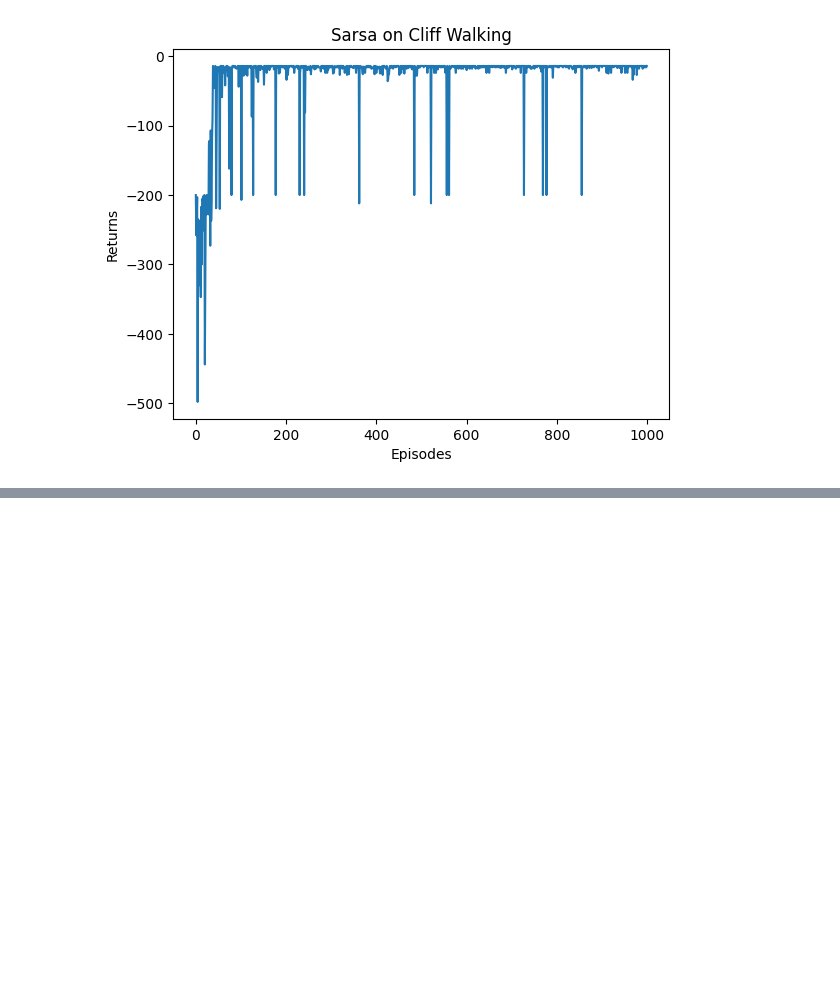
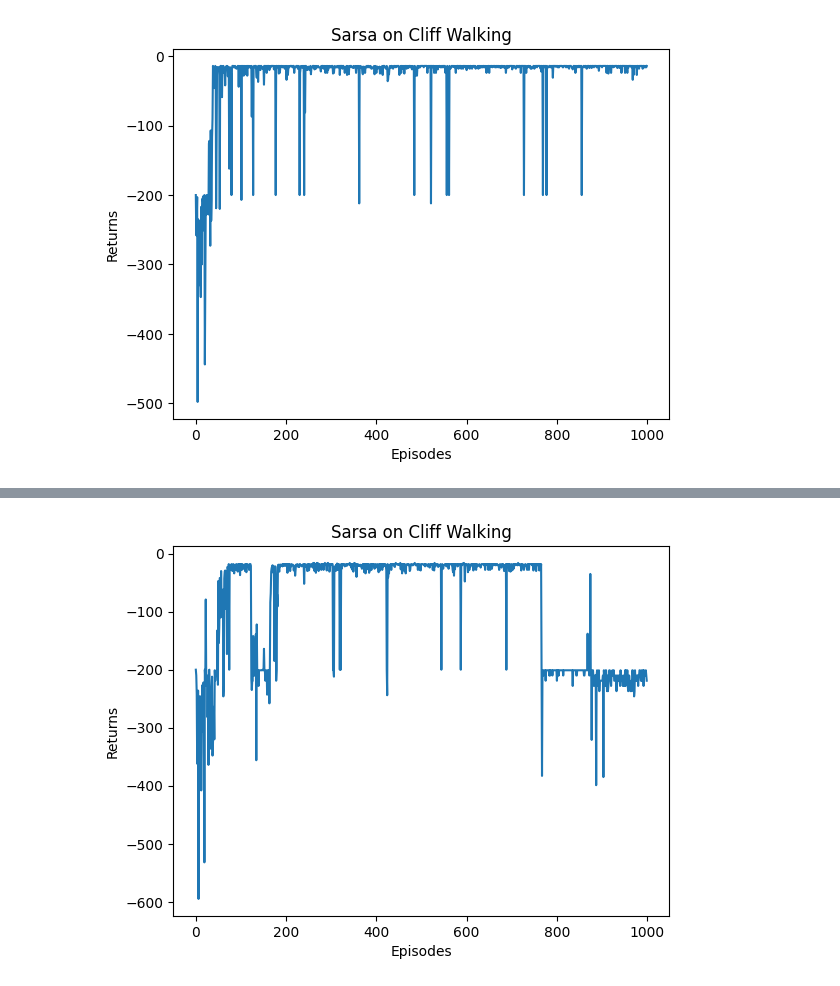
Before and after one commit to Kevinatwjw/RL_Learning_Practice, a Jupyter notebook: Cliff_Walking_Problem/RL_Sarsa.ipynb, the cells around one changed output, grey strips where cells are left out. Cells and saved outputs as stored; diff of their text form; code cells hidden in the pictures; blank space fills up the shorter version.

```diff
--- a/Cliff_Walking_Problem/RL_Sarsa.ipynb
+++ b/Cliff_Walking_Problem/RL_Sarsa.ipynb
@@ -212,0 +215,81 @@ plt.show()
+# %%
+# env实例化
+env = CliffWalkingEnv(render_mode='human', map_size=(4, 12), pix_square_size=30)
+env.action_space.seed(50)  # 设置随机种子
+state, info = env.reset(seed=50)  # 重置环境，返回初始状态和信息
+wrapper_env = TimeLimit(env, max_episode_steps=200)  # 设置最大步数限制
+wrapper_env = HashPosition(wrapper_env)  # 使用哈希位置包装器将二维状态转化为一维状态
+
+
+# Nstep_SARSA实例化
+epsilon = 0.1           # 初始探索率
+alpha = 0.1             # 初始学习率
+agent = Nstep_SARSA(wrapper_env, alpha=alpha, gamma=0.9, epsilon=epsilon, seed=50, nstep=5)  # 创建Nstep_SARSA智能体
+
+num_episodes = 1000  # 设置训练的总回合数
+num_period = 100  # 设置轮数
+#  Nstep_SARSA 算法本身内部有折扣因子 γ,γ 的影响体现在 Q 表的更新中；
+return_list = []  # 用于存储每个周期的平均回报,回报G_t(G_t = r_t +r_{t+1} + ... +r_T)
+
+ # 分轮完成训练，每轮结束后统计该轮平均回报
+for i in range(num_period):
+    # # tqdm的进度条功能
+    with tqdm(total = num_episodes / num_period, desc='Iteration %d' % i) as pbar:
+        for episode in range(int(num_episodes / num_period)):
+            # 重置环境
+            episode_return = 0
+            state, _ = wrapper_env.reset() # _表示不关心info的值
+            action  = agent.take_action(state)  # 选择动作
+            wrapper_env.render(
+                # → (ncol, nrow)	转为二维矩阵（先按列）,-1表示自动计算
+                state_values = agent.V_table.reshape(-1,wrapper_env.nrow).T,
+                policy = agent.greedy_policy  # 渲染策略
+                )  # 渲染环境
+            while True:
+                next_state, reward, terminated, truncated, info = wrapper_env.step(action)  # 执行动作
+                # 掉下悬崖或者到达终点，正常走
+                next_action = 0 if terminated or truncated else agent.take_action(next_state)  # 选择下一个动作
+                # 更新Q_table
+                agent.update_Q_table(state, action, reward, next_state, next_action, done=(terminated or truncated))
+                # 更新策略，贪婪策略
+                agent.update_policy()
+                # 更新状态价值
+                agent.update_V_table()
+                # 更新回报（注意非折扣）
+                episode_return += reward
+                # 若掉下悬崖或者到达终点，结束当前回合
+                if terminated or truncated:
+                    episode_return += reward
+                    break
+                # 更新状态和动作
+                state = next_state
+                action = next_action
+            # 降低渲染频率，提高运算速度
+            if episode % 5 == 0:
+                wrapper_env.render(
+                    # → (ncol, nrow)	转为二维矩阵（先按列）,-1表示自动计算
+                    state_values = agent.V_table.reshape(-1,wrapper_env.nrow).T,
+                    policy = agent.greedy_policy  # 渲染策略
+                    )
+            return_list.append(episode_return)  # 记录回报
+            if (episode + 1) % 5 == 0:  # 每10条序列打印一下这10条序列的平均回报
+                pbar.set_postfix({
+                    'episode':
+                    '%d' % (num_episodes / 10 * i + episode + 1),
+                    'return':
+                    '%.3f' % np.mean(return_list[-10:])
+                })
+            pbar.update(1)
+    agent.epsilon = max(0.01, agent.epsilon * 0.99)
+    agent.alpha = max(0.01, agent.alpha * 0.99)
+wrapper_env.close()
+
+# 绘制return变化图
+episodes_list = list(range(len(return_list)))
+plt.plot(episodes_list, return_list)
+plt.xlabel('Episodes')
+plt.ylabel('Returns')
+plt.title('Sarsa on {}'.format('Cliff Walking'))
+plt.show()
+# %% [output]
+[figure, added]
```
Also changed, not shown: parts of 2 cells of this notebook.
